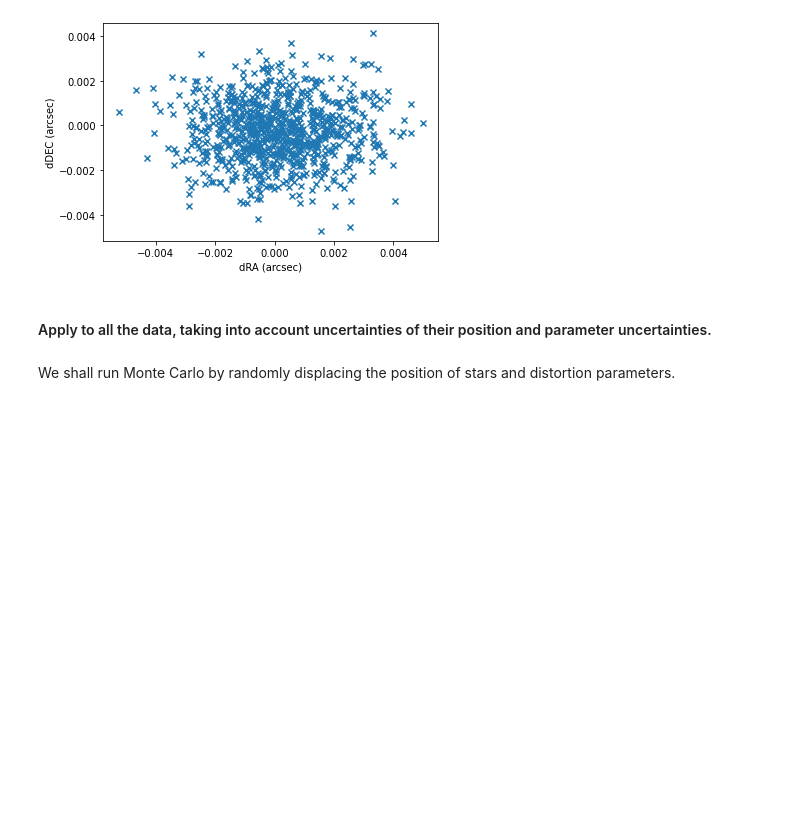
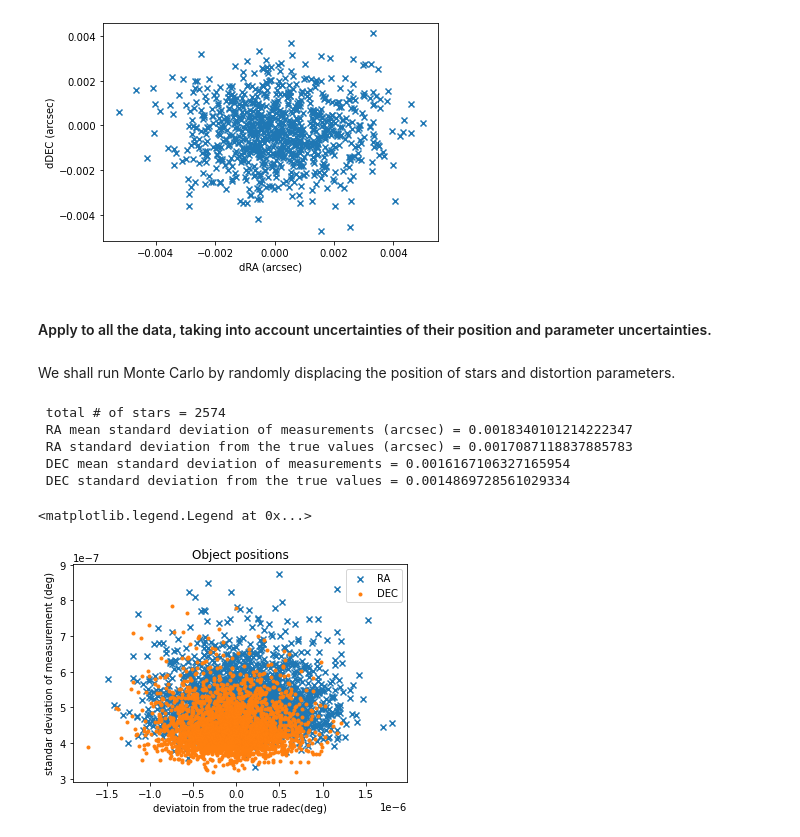
Before and after one commit to kawatadaisuke/JASMINE-analysis-testing, a Jupyter notebook: case7_challenge_00_pix2wcs.ipynb, the cells around one changed output. Saved outputs shown, nothing was run; the diff lists cells and outputs as text; code cells hidden in the pictures; blank space fills up the shorter version.

Commit message:
MC evaluations of uncertainties is added.

```diff
--- a/case7_challenge_00_pix2wcs.ipynb
+++ b/case7_challenge_00_pix2wcs.ipynb
@@ -1280,3 +1280,81 @@ Text(0, 0.5, 'dDEC (arcsec)')
 #### Apply to all the data, taking into account uncertainties of their position and parameter uncertainties.
 # %% [markdown]
 We shall run Monte Carlo by randomly displacing the position of stars and distortion parameters.
+# %%
+n_mc = 100
+
+n_stars = len(observed_xy)
+print(' total # of stars =', n_stars)
+ra_allobjs_samp = np.empty((n_stars, n_mc))
+dec_allobjs_samp = np.empty((n_stars, n_mc))
+
+observed_xy_try = observed_xy.copy()
+# flattened uncertainties of a, b matrix
+a_flat = a_matrix.flatten()
+b_flat = b_matrix.flatten()
+a_err = a_err_matrix.flatten()
+b_err = b_err_matrix.flatten()
+
+for i in range(n_mc):
+    # displace observed_xy positions
+    observed_xy_try['x'] = np.random.normal(observed_xy['x'], observed_xy['xy_err'])
+    observed_xy_try['y'] = np.random.normal(observed_xy['y'], observed_xy['xy_err'])
+
+    # displace the parameters
+    ra_ptgs_try = np.random.normal(ra_ptgs, ra_ptgs_err)
+    dec_ptgs_try = np.random.normal(dec_ptgs, dec_ptgs_err)
+    pa_ptgs_try = np.random.normal(pa_ptgs, pa_ptgs_err)
+    scale_try = np.random.normal(scale, scale_err)
+    a_try = np.random.normal(a_flat, a_err)
+    b_try = np.random.normal(b_flat, b_err)
+    a_matrix_try = np.reshape(a_try, (dim_sip+1, dim_sip+1))
+    b_matrix_try = np.reshape(b_try, (dim_sip+1, dim_sip+1))
+
+    fit_field_params_try = Table(data=[ra_ptgs_try, dec_ptgs_try, pa_ptgs_try, \
+                                   -np.ones(shape=(np.size(ra_ptgs)))],\
+                         names=['ra', 'dec', 'pa', 'field'],\
+                         dtype=['float64', 'float64', 'float64', 'int64'])
+    fit_field_params_try['ra'].unit = u.deg
+    fit_field_params_try['dec'].unit = u.deg
+    fit_field_params_try['pa'].unit = u.deg
+    fit_field_params_try['field'] = np.arange(0, np.size(field_params))
+
+    radec_allobjs_try = radec_calculator_ab(observed_xy_try, fit_field_params_try, \
+                                    scale_try[0], a_matrix_try, b_matrix_try)
+    ra_allobjs_samp[:, i] = radec_allobjs_try['ra_est']
+    dec_allobjs_samp[:, i] = radec_allobjs_try['dec_est']
+
+
+ra_allobjs_mean = np.mean(ra_allobjs_samp, axis=1)
+ra_allobjs_std = np.std(ra_allobjs_samp, axis=1)
+dec_allobjs_mean = np.mean(dec_allobjs_samp, axis=1)
+dec_allobjs_std = np.std(dec_allobjs_samp, axis=1)
+
+# error from the true value
+ra_allobjs_err = ra_allobjs_mean-observed_xy['ra']
+dec_allobjs_err = dec_allobjs_mean-observed_xy['dec']
+
+plt.scatter(ra_allobjs_err, ra_allobjs_std, marker='x', label='RA')
+plt.scatter(dec_allobjs_err, dec_allobjs_std, marker='.', label='DEC')
+
+print(' RA mean standard deviation of measurements (arcsec) =', \
+      (np.mean(ra_allobjs_std)*u.deg).to_value(u.arcsec))
+print(' RA standard deviation from the true values (arcsec) =',
+      (np.std(ra_allobjs_err)*u.deg).to_value(u.arcsec))
+print(' DEC mean standard deviation of measurements (arcsec) =',
+      (np.mean(dec_allobjs_std)*u.deg).to_value(u.arcsec))
+print(' DEC standard deviation from the true values (arcsec)=',
+      (np.std(dec_allobjs_err)*u.deg).to_value(u.arcsec))
+
+plt.xlabel('deviatoin from the true radec(deg)')
+plt.ylabel('standar deviation of measurement (deg)')
+plt.title('Object positions')
+plt.legend()
+# %% [output]
+ total # of stars = 2574
+ RA mean standard deviation of measurements (arcsec) = 0.0018340101214222347
+ RA standard deviation from the true values (arcsec) = 0.0017087118837885783
+ DEC mean standard deviation of measurements = 0.0016167106327165954
+ DEC standard deviation from the true values = 0.0014869728561029334
+<matplotlib.legend.Legend at 0x...>
+[figure, added]
```
